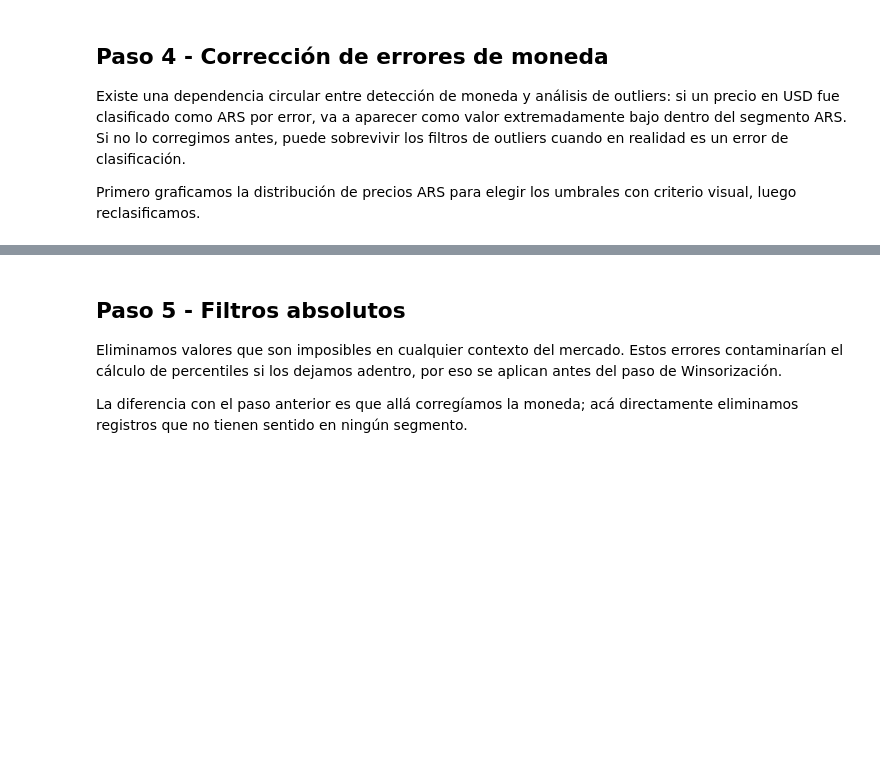
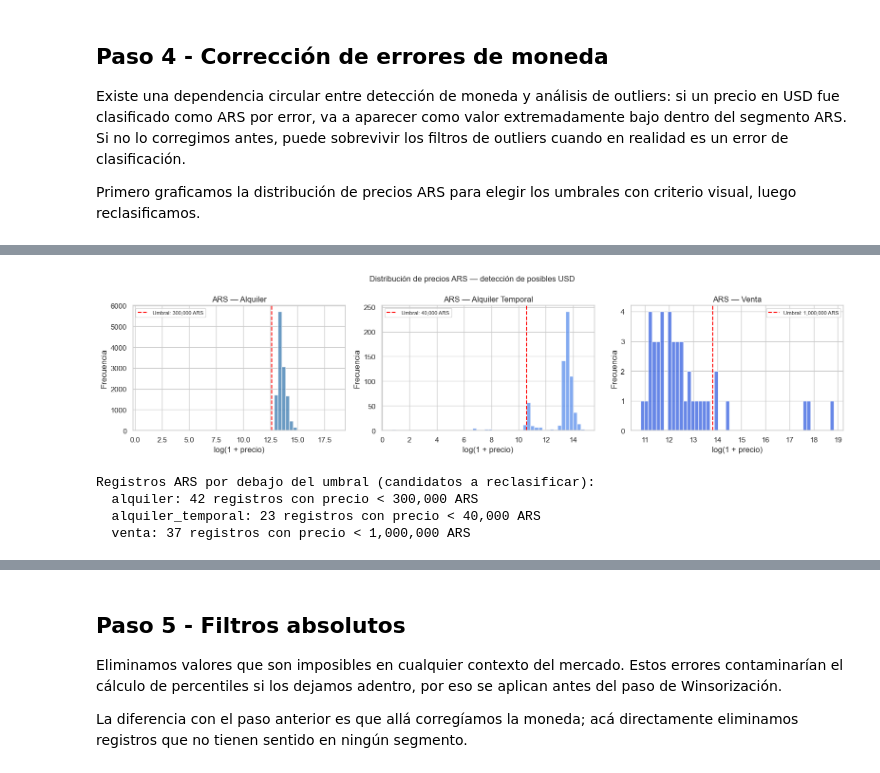
Before and after one commit to clararodriguezacevedo/descriptiva-real-estate, a Jupyter notebook: notebooks/eda.ipynb, the cells around one changed output, grey strips where cells are left out. Cells and saved outputs as stored; diff of their text form; code cells hidden in the pictures; blank space fills up the shorter version.

```diff
--- a/notebooks/eda.ipynb
+++ b/notebooks/eda.ipynb
@@ -1224,0 +1143,42 @@ Se corrigieron 88 registros de alquiler que estaban mal etiquetados como USD.
+# %%
+fig, axes = plt.subplots(1, 3, figsize=(16, 4))
+fig.suptitle('Distribución de precios ARS — detección de posibles USD', fontsize=12)
+
+ops      = ['alquiler', 'alquiler_temporal', 'venta']
+umbrales = {'alquiler': 300_000, 'alquiler_temporal': 40_000, 'venta': 1_000_000}
+#umbrales = {'alquiler': 120_000, 'alquiler_temporal': 100_000, 'venta': 100_000}
+colores  = ['steelblue', 'cornflowerblue', 'royalblue']
+
+for ax, op, color in zip(axes, ops, colores):
+    subset = df_final[
+        (df_final['moneda'] == 'ars') & (df_final['operacion'] == op)
+    ]['precio'].dropna()
+
+    ax.hist(np.log1p(subset), bins=50, color=color, edgecolor='white', alpha=0.8)
+    ax.axvline(
+        np.log1p(umbrales[op]),
+        color='red', linestyle='--',
+        label=f'Umbral: {umbrales[op]:,} ARS'
+    )
+    ax.set_title(f"ARS — {op.replace('_', ' ').title()}")
+    ax.set_xlabel('log(1 + precio)')
+    ax.set_ylabel('Frecuencia')
+    ax.legend(fontsize=8)
+
+plt.tight_layout()
+plt.show()
+
+print("Registros ARS por debajo del umbral (candidatos a reclasificar):")
+for op, umbral in umbrales.items():
+    n = (
+        (df_final['moneda'] == 'ars') &
+        (df_final['operacion'] == op) &
+        (df_final['precio'] < umbral)
+    ).sum()
+    print(f"  {op}: {n} registros con precio < {umbral:,} ARS")
+# %% [output]
+[figure, added]
+Registros ARS por debajo del umbral (candidatos a reclasificar):
+  alquiler: 42 registros con precio < 300,000 ARS
+  alquiler_temporal: 23 registros con precio < 40,000 ARS
+  venta: 37 registros con precio < 1,000,000 ARS
```
Also changed, not shown: parts of 15 cells of this notebook.
